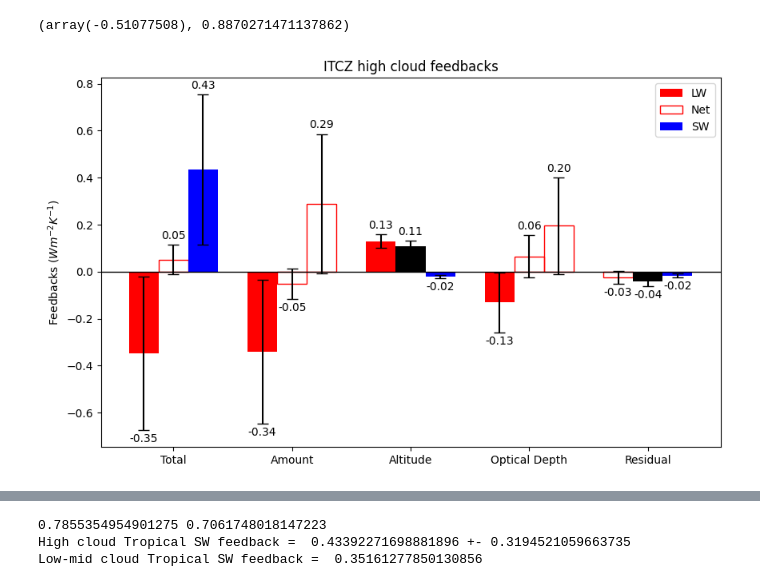
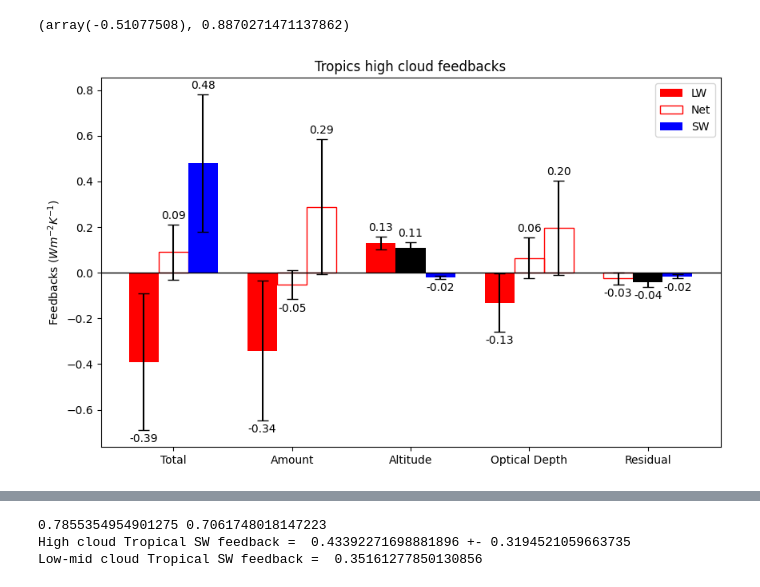
Before and after one commit to paula-rj/HighClouds, a Jupyter notebook: feedbacks.ipynb, the cells around one changed output, grey strips where cells are left out. Drawn from its saved outputs; the diff is of its cells as text; code cells hidden in the pictures.

Commit message:
Added CP in feedbacks

```diff
--- a/feedbacks.ipynb
+++ b/feedbacks.ipynb
@@ -321,10 +364,10 @@ lwfclass.total(lwctp.sel(press=[4,5,6]))
 Total feedback = -0.5107750829360821 +- 0.8870271471137862
 (array(-0.51077508), 0.8870271471137862)
 # %%
-hclw = methods.Feedbacks(area_trop.sel(press=[4,5,6]), lwK_trop.sel(press=[4,5,6]), gmst_anom_raghu)
-hcsw = methods.Feedbacks(area_trop.sel(press=[4,5,6]), swK_trop.sel(press=[4,5,6]), gmst_anom_raghu)
-hcnet = methods.Feedbacks(area_trop.sel(press=[4,5,6]), K_trop.sel(press=[4,5,6]), gmst_anom_raghu)
+hclw = methods.Feedbacks(area_trop.sel(press=[4,5,6]), lwK_trop.sel(press=[4,5,6]), corregido)
+hcsw = methods.Feedbacks(area_trop.sel(press=[4,5,6]), swK_trop.sel(press=[4,5,6]), corregido)
+hcnet = methods.Feedbacks(area_trop.sel(press=[4,5,6]), K_trop.sel(press=[4,5,6]), corregido)
-# %%
-methods.plot(hclw, hcsw, hcnet)
-# %% [output]
-[figure, removed]
+# %%
+methods.plot(hclw, hcsw, hcnet, "Tropics", (-0.39,0.3), (0.48,0.3), (0.09,0.12) )
+# %% [output]
+[figure, added]
```
Also changed, not shown: parts of 64 cells of this notebook, 1 other file.
